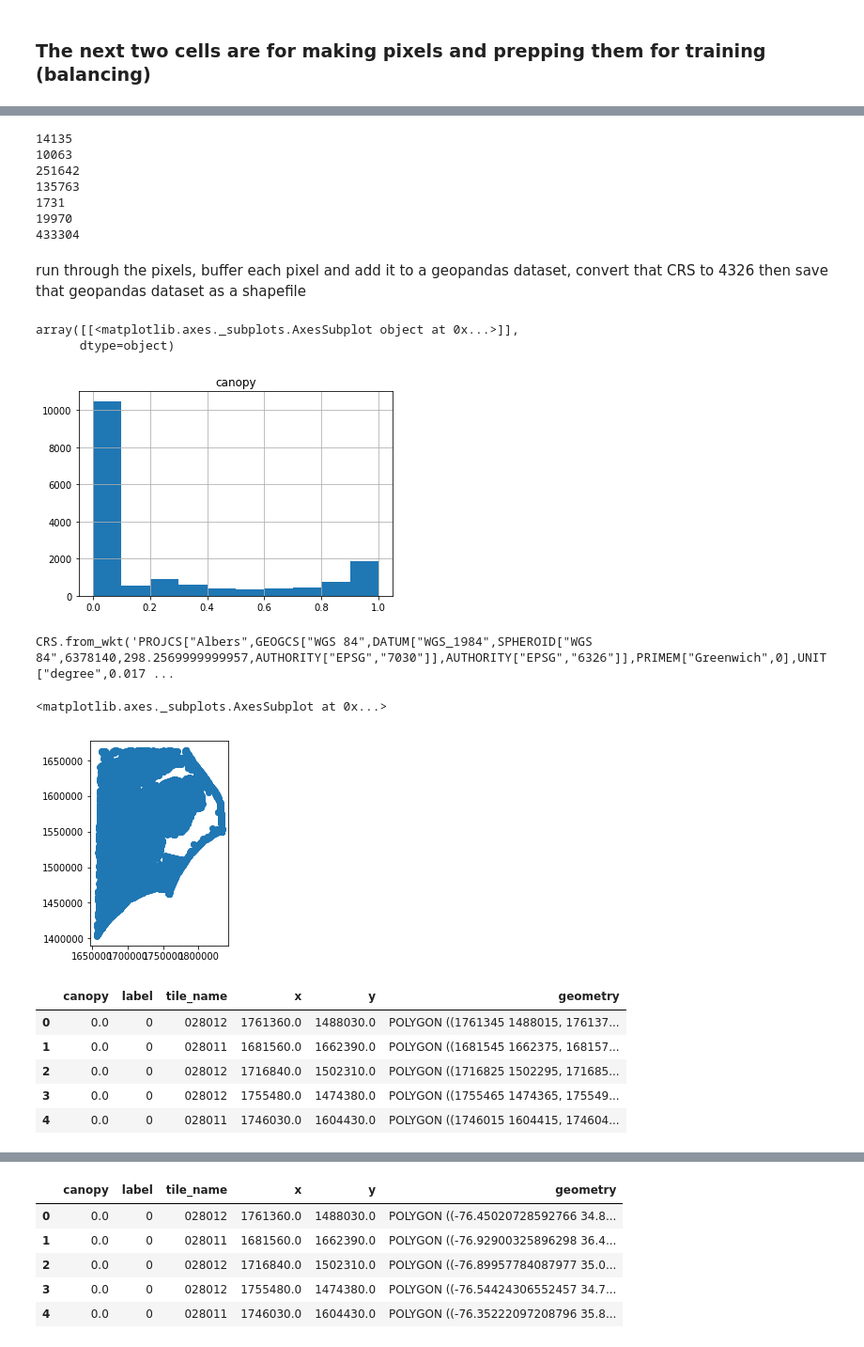
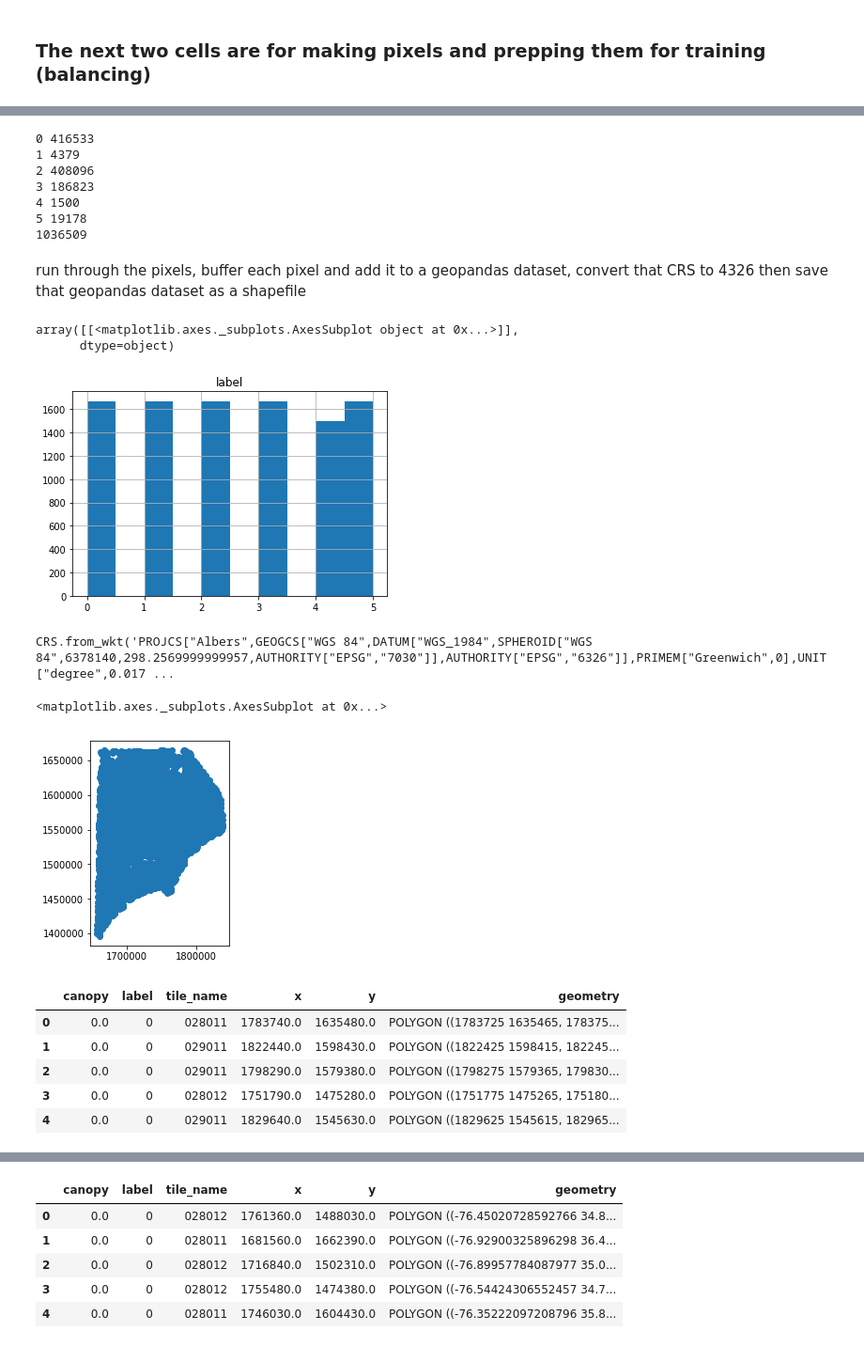
Before and after one commit to patrickcgray/landcover_rcnn, a Jupyter notebook: labeling_data_prep.ipynb, the cells around one changed output, grey strips where cells are left out. Shown at 94% size. Cells and saved outputs as stored; diff of their text form; code cells hidden in the pictures.

```diff
--- a/labeling_data_prep.ipynb
+++ b/labeling_data_prep.ipynb
@@ -96,14 +122,14 @@ while count < len(pixels):
         count+=1
 count = 0
 for z, j in buckets.items():
-    print(len(j))
+    print(z, len(j))
     count += len(j)
 print(count)
 # %% [output]
-14135
-10063
-251642
-135763
-1731
-19970
-433304
+0 416533
+1 4379
+2 408096
+3 186823
+4 1500
+5 19178
+1036509
@@ -110,7 +165,8 @@ print(count)
 # %% [markdown]
 run through the pixels, buffer each pixel and add it to a geopandas dataset, convert that CRS to 4326 then save that geopandas dataset as a shapefile
 # %%
-count_per_class = 3000
+#count_per_class = 3000
+count_per_class = 1667 # 1667 * 6 ~= 10,000
 pixel_coords = []
 
 for lc_class in buckets.keys():
@@ -129,11 +185,11 @@ for lc_class in buckets.keys():
 # %%
 # create a dataframe from the pixel coordinates
 df = pd.DataFrame(pixel_coords)
-df.hist(column="canopy")
+df.hist(column="label")
 # %% [output]
 array([[<matplotlib.axes._subplots.AxesSubplot object at 0x...>]],
       dtype=object)
-[figure, old version]
+[figure, new version]
 # %%
 landsat_datasets["029011"][0].crs
 # %% [output]
@@ -143,7 +199,7 @@ gdf = gpd.GeoDataFrame(df, geometry = gpd.points_from_xy(df.x, df.y), crs=landsa
 gdf.plot()
 # %% [output]
 <matplotlib.axes._subplots.AxesSubplot at 0x...>
-[figure, old version]
+[figure, new version]
 # %%
 # buffer by 15 meters to make 30x30 pixel
 buffer = gdf.buffer(15)
@@ -153,11 +209,11 @@ gdf.geometry = envelope
 gdf.head()
 # %% [output]
 |  | canopy | label | tile_name | x | y | geometry |
-| 0 | 0.0 | 0 | 028012 | 1761360.0 | 1488030.0 | POLYGON ((1761345 1488015, 176137... |
-| 1 | 0.0 | 0 | 028011 | 1681560.0 | 1662390.0 | POLYGON ((1681545 1662375, 168157... |
-| 2 | 0.0 | 0 | 028012 | 1716840.0 | 1502310.0 | POLYGON ((1716825 1502295, 171685... |
-| 3 | 0.0 | 0 | 028012 | 1755480.0 | 1474380.0 | POLYGON ((1755465 1474365, 175549... |
-| 4 | 0.0 | 0 | 028011 | 1746030.0 | 1604430.0 | POLYGON ((1746015 1604415, 174604... |
+| 0 | 0.0 | 0 | 028011 | 1783740.0 | 1635480.0 | POLYGON ((1783725 1635465, 178375... |
+| 1 | 0.0 | 0 | 029011 | 1822440.0 | 1598430.0 | POLYGON ((1822425 1598415, 182245... |
+| 2 | 0.0 | 0 | 029011 | 1798290.0 | 1579380.0 | POLYGON ((1798275 1579365, 179830... |
+| 3 | 0.0 | 0 | 028012 | 1751790.0 | 1475280.0 | POLYGON ((1751775 1475265, 175180... |
+| 4 | 0.0 | 0 | 029011 | 1829640.0 | 1545630.0 | POLYGON ((1829625 1545615, 182965... |
 # %%
 gdf = gdf.to_crs("+proj=longlat +ellps=WGS84 +datum=WGS84 +no_defs")
 gdf.head()
```
Also changed, not shown: parts of 14 cells of this notebook, 3 other files.
